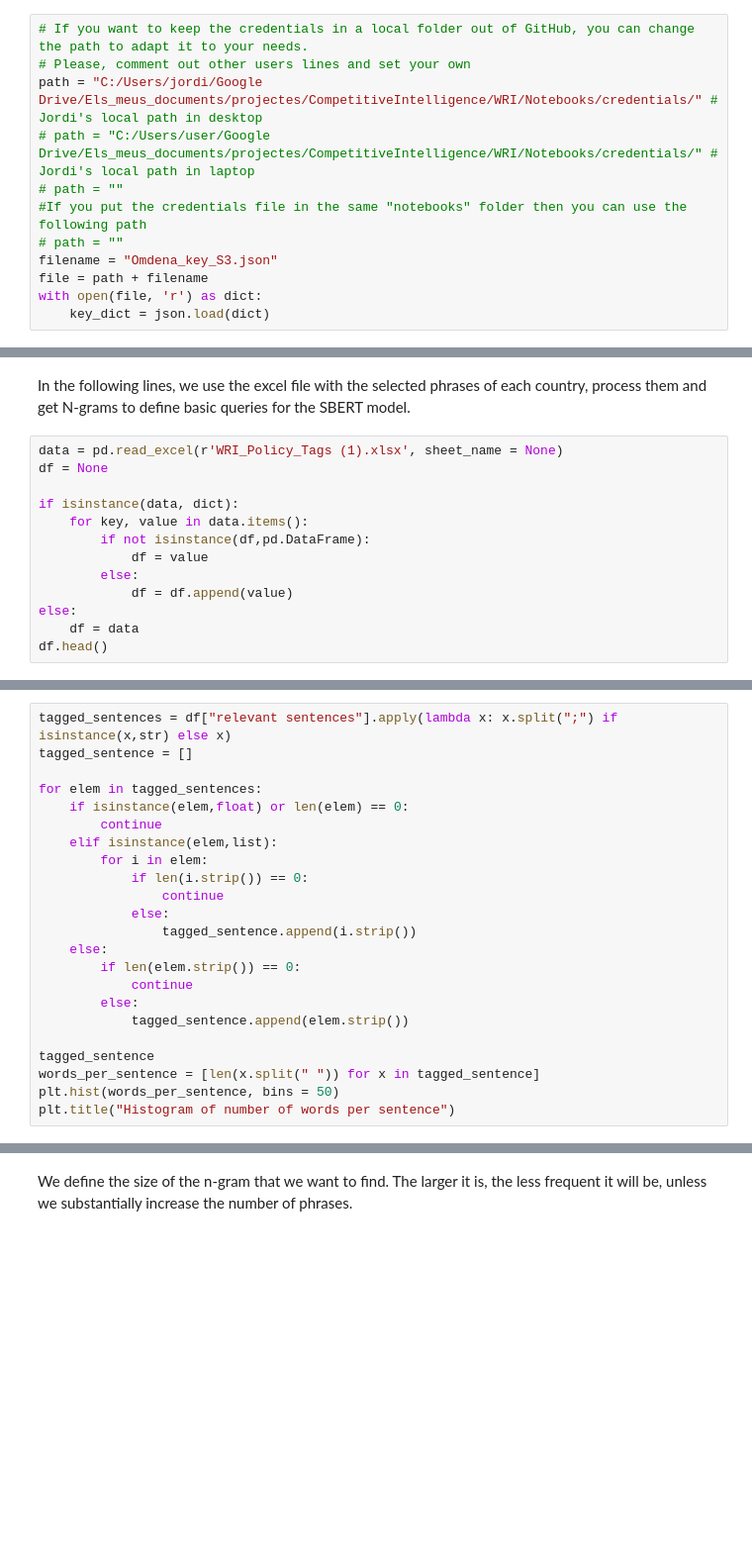
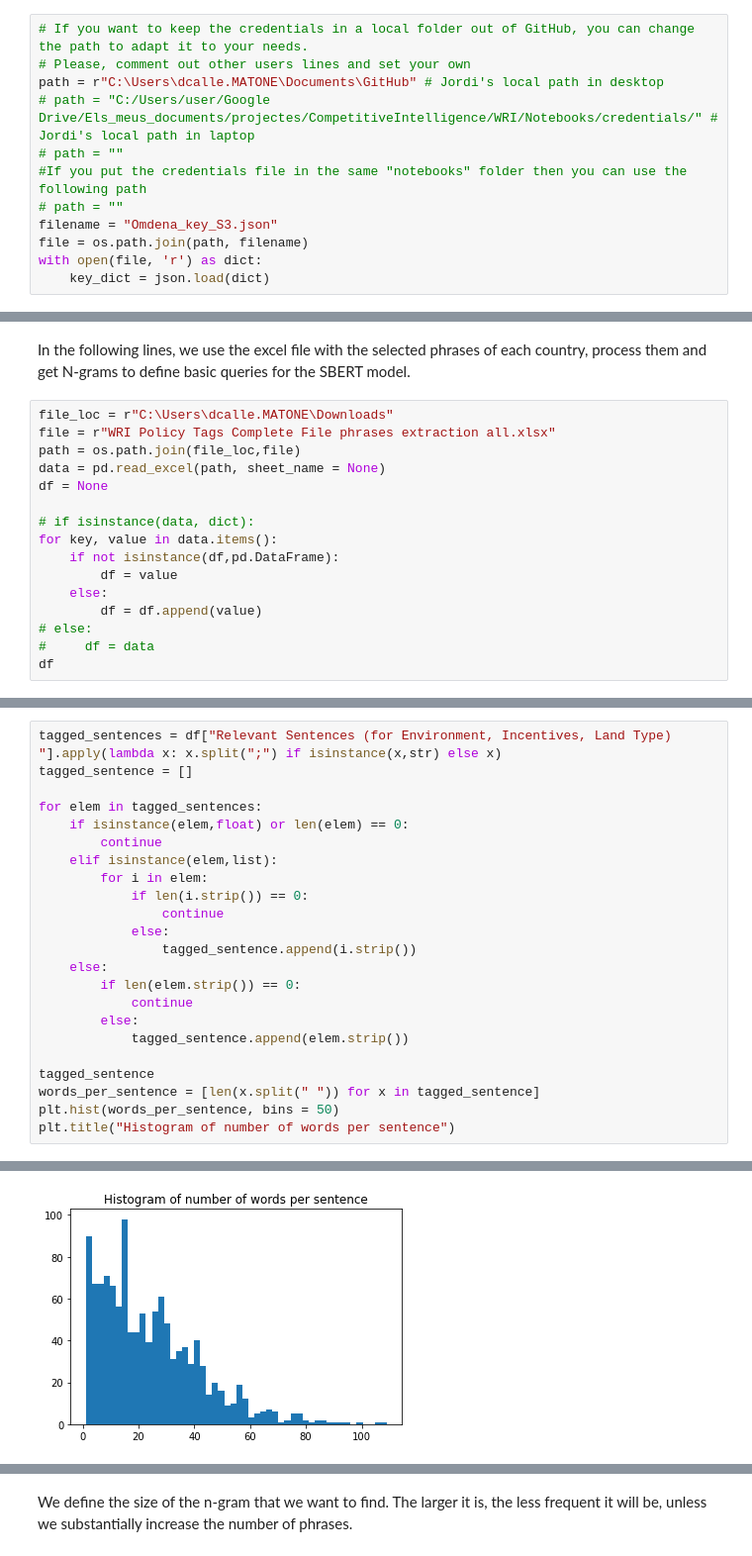
Before and after one commit to rongfang323/policy-data-analyzer, a Jupyter notebook: tasks/data_augmentation/notebooks/basic_model_testing.ipynb, the cells around one changed output, grey strips where cells are left out. Shown: that part at 99% size. Drawn from its saved outputs; the diff is of its cells as text; blank space fills up the shorter version.

```diff
--- a/tasks/data_augmentation/notebooks/basic_model_testing.ipynb
+++ b/tasks/data_augmentation/notebooks/basic_model_testing.ipynb
@@ -83,13 +85,13 @@ If not, skip this section and use files in a local folder.
 # %%
 # If you want to keep the credentials in a local folder out of GitHub, you can change the path to adapt it to your needs.
 # Please, comment out other users lines and set your own
-path = "C:/Users/jordi/Google Drive/Els_meus_documents/projectes/CompetitiveIntelligence/WRI/Notebooks/credentials/" # Jordi's local path in desktop
+path = r"C:\Users\dcalle.MATONE\Documents\GitHub" # Jordi's local path in desktop
 # path = "C:/Users/user/Google Drive/Els_meus_documents/projectes/CompetitiveIntelligence/WRI/Notebooks/credentials/" # Jordi's local path in laptop
 # path = ""
 #If you put the credentials file in the same "notebooks" folder then you can use the following path
 # path = ""
 filename = "Omdena_key_S3.json"
-file = path + filename
+file = os.path.join(path, filename)
 with open(file, 'r') as dict:
     key_dict = json.load(dict)
 # %%
@@ -176,15 +198,18 @@ print("In this data set there are {} policies and {} sentences".format(len(polic
 # %% [markdown]
 In the following lines, we use the excel file with the selected phrases of each country, process them and get N-grams to define basic queries for the SBERT model.
 # %%
-data = pd.read_excel(r'WRI_Policy_Tags (1).xlsx', sheet_name = None)
+file_loc = r"C:\Users\dcalle.MATONE\Downloads"
+file = r"WRI Policy Tags Complete File phrases extraction all.xlsx"
+path = os.path.join(file_loc,file)
+data = pd.read_excel(path, sheet_name = None)
 df = None
 
-if isinstance(data, dict):
-    for key, value in data.items():
-        if not isinstance(df,pd.DataFrame):
-            df = value
-        else:
-            df = df.append(value)
-else:
-    df = data
-df.head()
+# if isinstance(data, dict):
+for key, value in data.items():
+    if not isinstance(df,pd.DataFrame):
+        df = value
+    else:
+        df = df.append(value)
+# else:
+#     df = data
+df
@@ -191,5 +230,5 @@ df.head()
 # %%
-tagged_sentences = df["relevant sentences"].apply(lambda x: x.split(";") if isinstance(x,str) else x)
+tagged_sentences = df["Relevant Sentences (for Environment, Incentives, Land Type) "].apply(lambda x: x.split(";") if isinstance(x,str) else x)
 tagged_sentence = []
 
 for elem in tagged_sentences:
@@ -211,3 +250,4 @@ tagged_sentence
 words_per_sentence = [len(x.split(" ")) for x in tagged_sentence]
 plt.hist(words_per_sentence, bins = 50)
 plt.title("Histogram of number of words per sentence")
+# %% [output]
@@ -214,3 +255,4 @@ plt.title("Histogram of number of words per sentence")
+[figure, added]
 # %%
 def top_k_ngrams(word_tokens,n,k):
 
```
Also changed, not shown: parts of 19 cells of this notebook, 2 other files.
